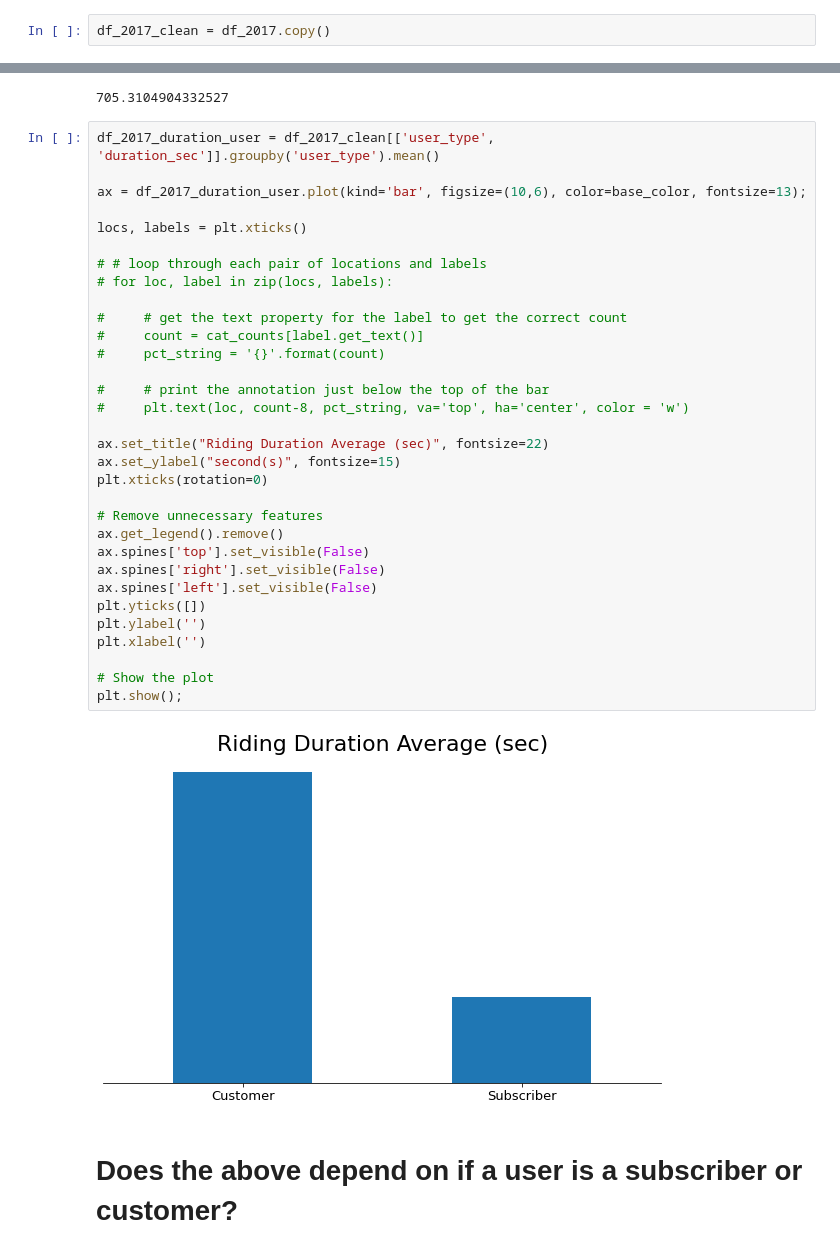
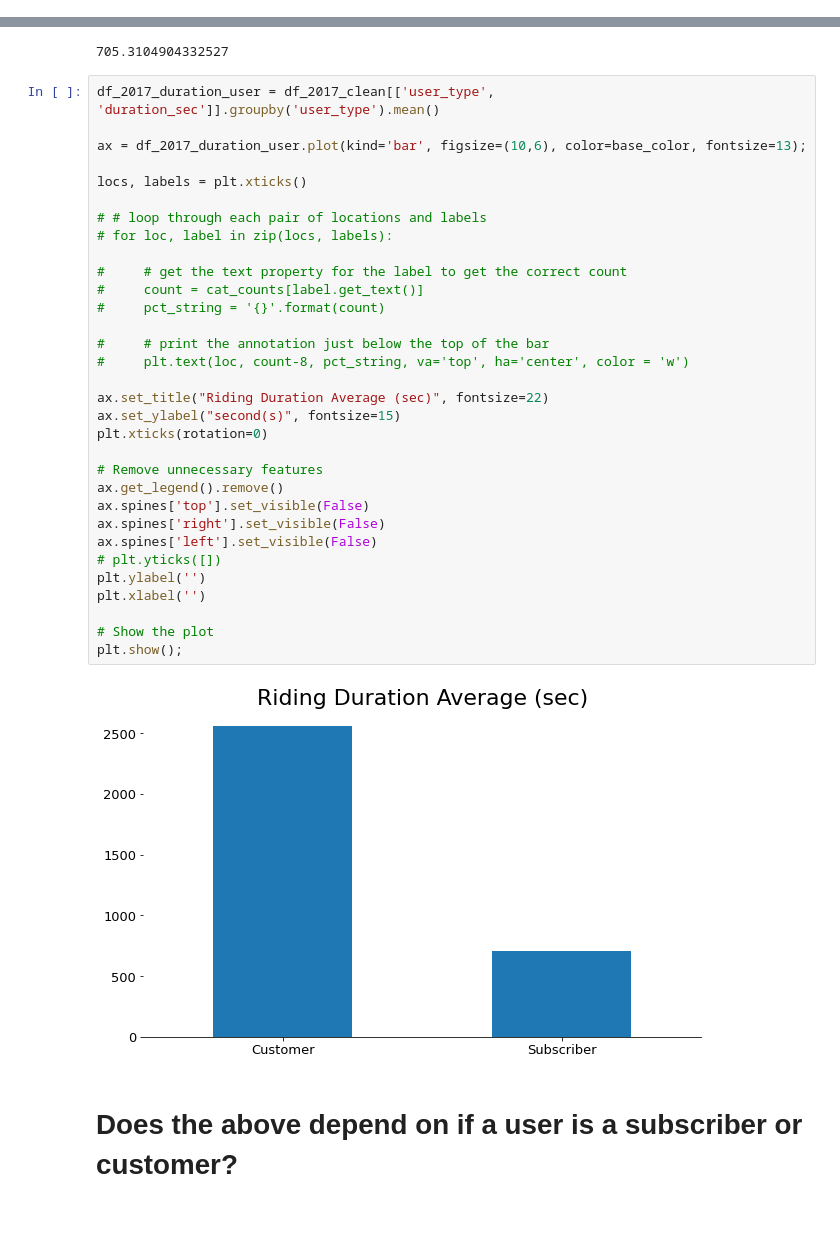
Before and after one commit to adipurnamk/Ford-GoBike-System-Data, a Jupyter notebook: data_analyst_bicycyle.ipynb, the cells around one changed output, grey strips where cells are left out. Cells and saved outputs as stored; diff of their text form; blank space fills up the shorter version.

Commit message:
cleaning finished

```diff
--- a/data_analyst_bicycyle.ipynb
+++ b/data_analyst_bicycyle.ipynb
@@ -194,5 +195,3 @@ The programmatic data cleaning process:
 
 What we will do for this dataframe is change columns dtype properly based on it's value.
 As always, we need to copy our dataframe before do any cleaning process, so we can refer back to the old ones.
-# %%
-df_2017_clean = df_2017.copy()
@@ -344,35 +350,35 @@ df_2017_duration_user = df_2017_clean[['user_type', 'duration_sec']].groupby('us
 
 ax = df_2017_duration_user.plot(kind='bar', figsize=(10,6), color=base_color, fontsize=13);
 
 locs, labels = plt.xticks()
 
 # # loop through each pair of locations and labels
 # for loc, label in zip(locs, labels):
 
 #     # get the text property for the label to get the correct count
 #     count = cat_counts[label.get_text()]
 #     pct_string = '{}'.format(count)
 
 #     # print the annotation just below the top of the bar
 #     plt.text(loc, count-8, pct_string, va='top', ha='center', color = 'w')
 
 ax.set_title("Riding Duration Average (sec)", fontsize=22)
 ax.set_ylabel("second(s)", fontsize=15)
 plt.xticks(rotation=0)
 
 # Remove unnecessary features
 ax.get_legend().remove()
 ax.spines['top'].set_visible(False)
 ax.spines['right'].set_visible(False)
 ax.spines['left'].set_visible(False)
-plt.yticks([])
+# plt.yticks([])
 plt.ylabel('')
 plt.xlabel('')
 
 # Show the plot
 plt.show();
 # %% [output]
-[figure, old version]
+[figure, new version]
 # %% [markdown]
 # Does the above depend on if a user is a subscriber or customer?
 # %% [markdown]
```
Also changed, not shown: parts of 25 cells of this notebook, 4 other files.
